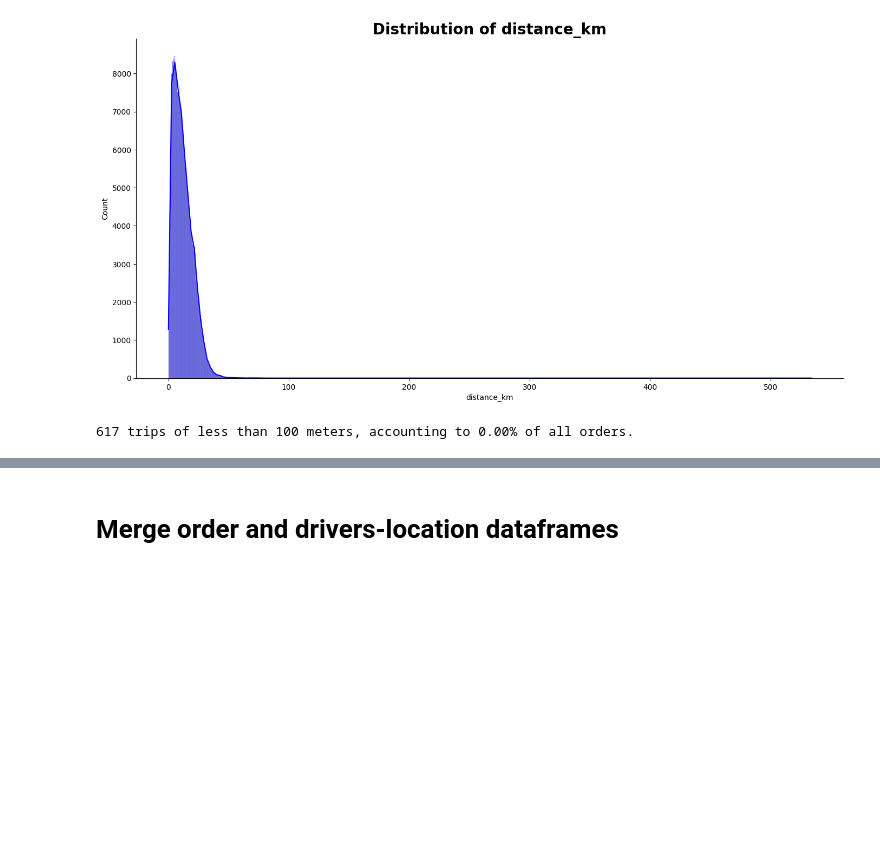
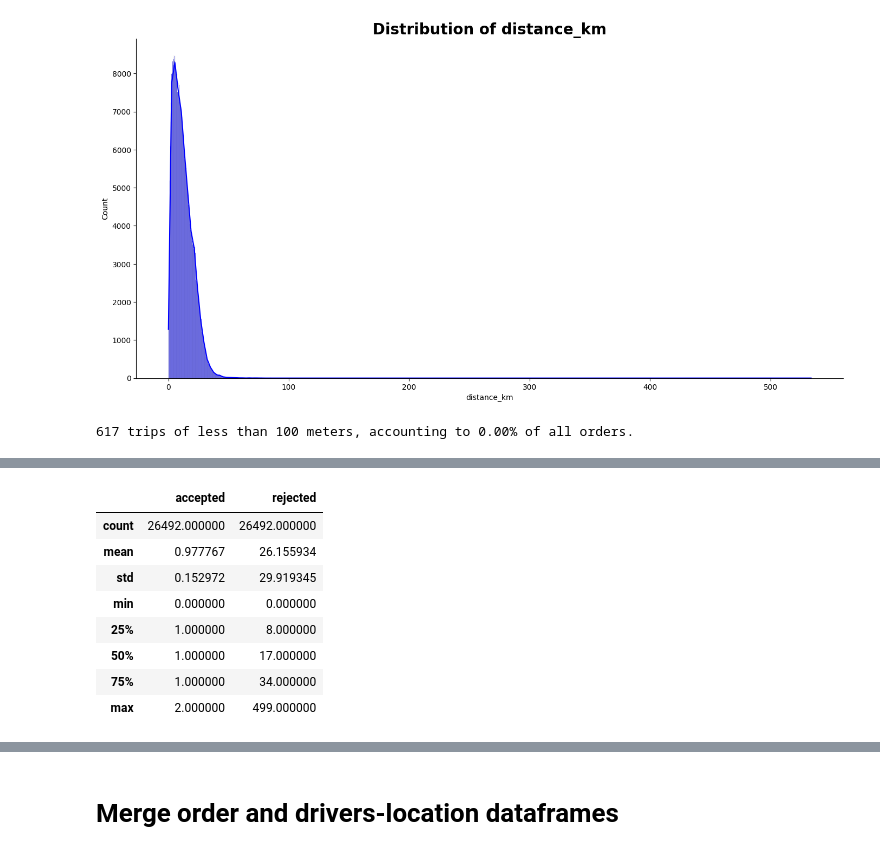
Before and after one commit to emtinanseo/Optimization-with-Causal-Inference, a Jupyter notebook: notebooks/eda_firstlook.ipynb, the cells around one changed output, grey strips where cells are left out. Cells and saved outputs as stored; diff of their text form; code cells hidden in the pictures; blank space fills up the shorter version.

```diff
--- a/notebooks/eda_firstlook.ipynb
+++ b/notebooks/eda_firstlook.ipynb
@@ -324,0 +421,12 @@ print("{} trips of less than 100 meters, accounting to {:.2f}% of all orders.".f
+# %%
+sorted_drivers_per_order.describe()
+# %% [output]
+|  | accepted | rejected |
+| count | 26492.000000 | 26492.000000 |
+| mean | 0.977767 | 26.155934 |
+| std | 0.152972 | 29.919345 |
+| min | 0.000000 | 0.000000 |
+| 25% | 1.000000 | 8.000000 |
+| 50% | 1.000000 | 17.000000 |
+| 75% | 1.000000 | 34.000000 |
+| max | 2.000000 | 499.000000 |
```
Also changed, not shown: parts of 20 cells of this notebook, 3 other files.
